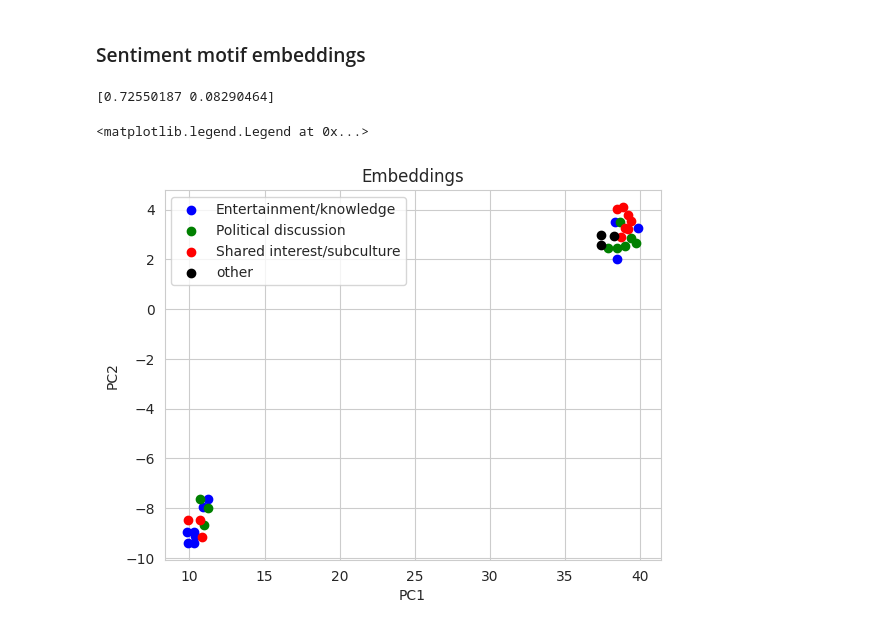
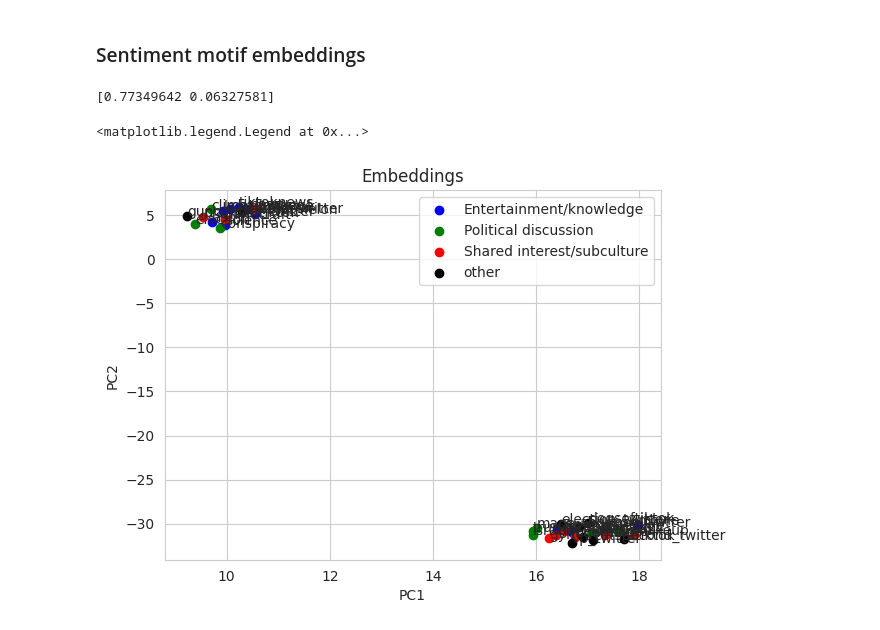
Before and after one commit to Marcus-Friis/thesis, a Jupyter notebook: notebooks/graph_embeddings.ipynb, the cells around one changed output. Drawn from its saved outputs; the diff is of its cells as text; code cells hidden in the pictures.

```diff
--- a/notebooks/graph_embeddings.ipynb
+++ b/notebooks/graph_embeddings.ipynb
@@ -141,12 +141,12 @@ x = X_pca
 fig, ax = plt.subplots()
 sizes = np.array([g.vcount() for g in lccs_ig])
 for cat in np.unique(categories):
-    ax.scatter(*x[categories==cat].T, label=cat, color=cmap[cat], s=sizes[categories==cat])
+    ax.scatter(*x[categories==cat].T, label=cat, color=cmap[cat])#, s=sizes[categories==cat])
 ax.set_xlabel('PC1')
 ax.set_ylabel('PC2')
 ax.set_title('Embeddings')
 
-#for i, txt in enumerate(names):
-#    ax.annotate(txt, x[i])
+for i, txt in enumerate(names):
+    ax.annotate(txt, x[i])
 ax.legend()
 # %% [output]
@@ -171,17 +171,17 @@ print(pca.explained_variance_ratio_)
 umap = UMAP(n_components=2, random_state=42)
 X_umap = umap.fit_transform(X)
 
-x = X_pca
+x = X_umap
 
 fig, ax = plt.subplots()
 sizes = np.array([g.vcount() for g in lccs_ig])
 for cat in np.unique(categories):
-    ax.scatter(*x[categories==cat].T, label=cat, color=cmap[cat], s=sizes[categories==cat])
+    ax.scatter(*x[categories==cat].T, label=cat, color=cmap[cat])# , s=sizes[categories==cat])
 ax.set_xlabel('PC1')
 ax.set_ylabel('PC2')
 ax.set_title('Embeddings')
 
-# for i, txt in enumerate(names):
-#     ax.annotate(txt, x[i])
+for i, txt in enumerate(names):
+    ax.annotate(txt, x[i])
 ax.legend()
 # %% [output]
@@ -207,12 +207,12 @@ x = X_umap
 fig, ax = plt.subplots()
 sizes = np.array([g.vcount() for g in lccs_ig])
 for cat in np.unique(categories):
-    ax.scatter(*x[categories==cat].T, label=cat, color=cmap[cat], s=sizes[categories==cat])
+    ax.scatter(*x[categories==cat].T, label=cat, color=cmap[cat])#, s=sizes[categories==cat])
 ax.set_xlabel('PC1')
 ax.set_ylabel('PC2')
 ax.set_title('Embeddings')
 
-# for i, txt in enumerate(names):
-#     ax.annotate(txt, x[i])
+for i, txt in enumerate(names):
+    ax.annotate(txt, x[i])
 ax.legend()
 # %% [output]
@@ -242,12 +242,12 @@ x = X_umap
 fig, ax = plt.subplots()
 sizes = np.array([g.vcount() for g in lccs_ig])
 for cat in np.unique(categories):
-    ax.scatter(*x[categories==cat].T, label=cat, color=cmap[cat], s=sizes[categories==cat])
+    ax.scatter(*x[categories==cat].T, label=cat, color=cmap[cat]) #, s=sizes[categories==cat])
 ax.set_xlabel('PC1')
 ax.set_ylabel('PC2')
 ax.set_title('Embeddings')
 
-# for i, txt in enumerate(names):
-#     ax.annotate(txt, x[i])
+for i, txt in enumerate(names):
+    ax.annotate(txt, x[i])
 ax.legend()
 # %% [output]
@@ -259,37 +259,39 @@ ax.legend()
 # %%
 # load motifs
 motif_data = json.load(open('../data/fsm/subgraph_data/sentiment_lcc.json'))
 
-names = motif_data[0]['graph_labels']
+motif_data = [motif for motif in motif_data if 3 not in motif['edge_colors']]
+
+names = motif_data[0]['graph_labels'] + motif_data[0]['twitter_labels']
 categories = np.array([category_dict.get(name, 'other') for name in names])
 
 # extract motif matrix
-# motif_matrix = [motif['graph_occurrences'] + motif['twitter_occurences'] for motif in motif_data]
-motif_matrix = [motif['graph_occurrences'] for motif in motif_data]
+motif_matrix = [motif['graph_occurrences'] + motif['twitter_occurences'] for motif in motif_data]
+# motif_matrix = [motif['graph_occurrences'] for motif in motif_data]
 X = np.array(motif_matrix, dtype=np.int32).T
 
 # dimensionality reduction
 pca = PCA(n_components=2)
 X_pca = pca.fit_transform(X)
 print(pca.explained_variance_ratio_)
 
 umap = UMAP(n_components=2, random_state=42)
 X_umap = umap.fit_transform(X)
 
 x = X_umap
 
 fig, ax = plt.subplots()
 sizes = np.array([g.vcount() for g in lccs_ig])
 for cat in np.unique(categories):
     ax.scatter(*x[categories==cat].T, label=cat, color=cmap[cat])#, s=sizes[categories==cat])
 ax.set_xlabel('PC1')
 ax.set_ylabel('PC2')
 ax.set_title('Embeddings')
 
-# for i, txt in enumerate(names):
-#     ax.annotate(txt, x[i])
+for i, txt in enumerate(names):
+    ax.annotate(txt, x[i])
 ax.legend()
 # %% [output]
-[0.72550187 0.08290464]
+[0.77349642 0.06327581]
 <matplotlib.legend.Legend at 0x...>
-[figure, old version]
+[figure, new version]
```
Also changed, not shown: parts of 5 cells of this notebook.
